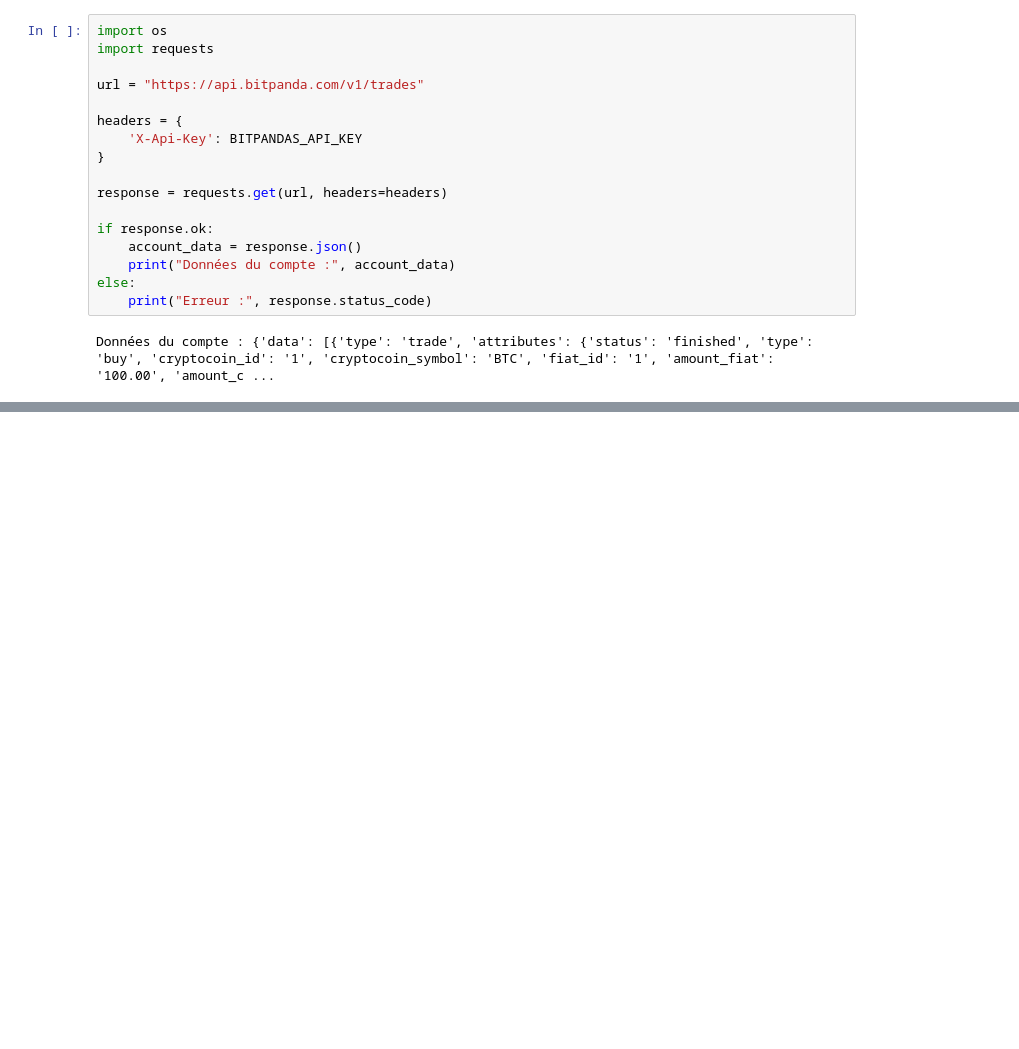
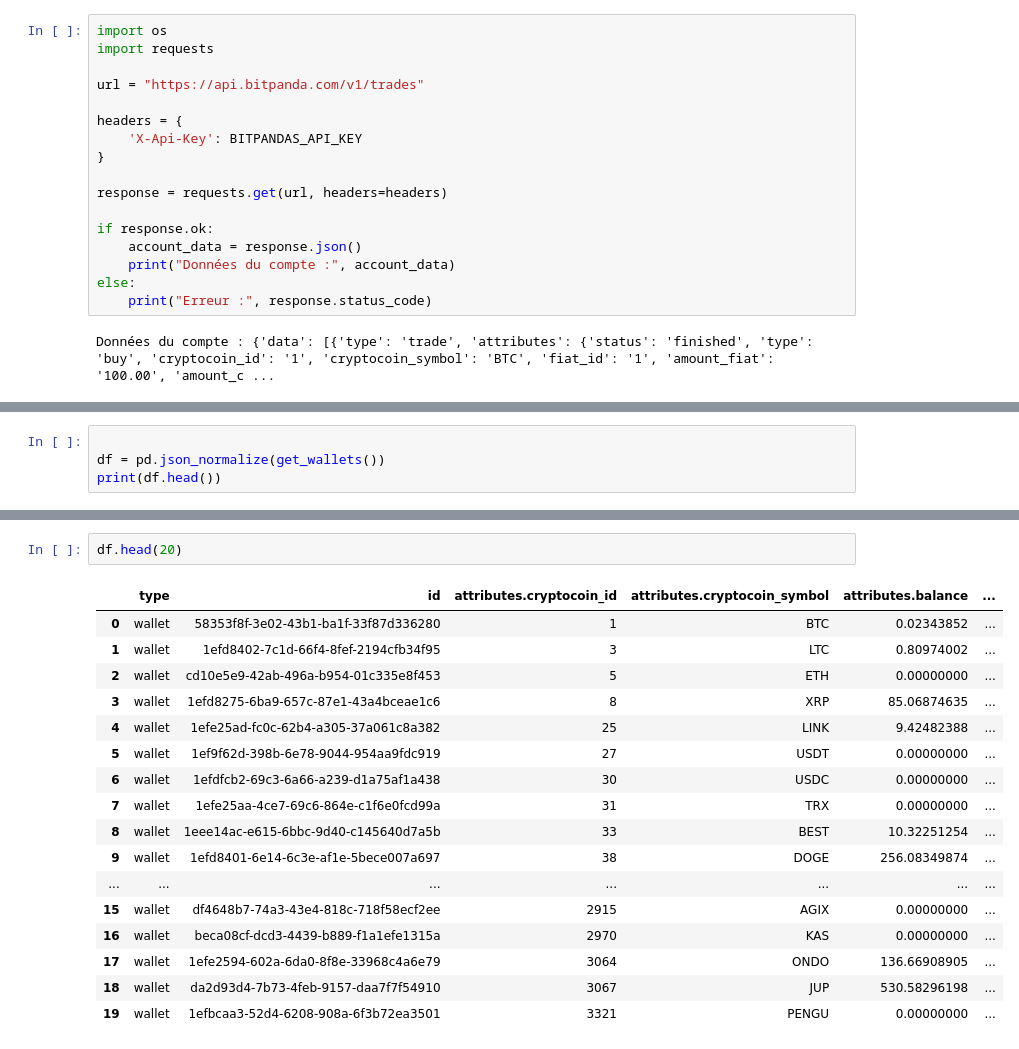
Before and after one commit to julian240502/InvestmentWallet, a Jupyter notebook: notebooks/bitpandas.ipynb, the cells around one changed output, grey strips where cells are left out. Cells and saved outputs as stored; diff of their text form; blank space fills up the shorter version.

```diff
--- a/notebooks/bitpandas.ipynb
+++ b/notebooks/bitpandas.ipynb
@@ -48,0 +99,4 @@ Données du compte : {'data': [{'type': 'trade', 'attributes': {'status': 'finis
+# %%
+
+df = pd.json_normalize(get_wallets())
+print(df.head())
@@ -48,0 +121,20 @@ Données du compte : {'data': [{'type': 'trade', 'attributes': {'status': 'finis
+# %%
+df.head(20)
+# %% [output]
+|  | type | id | attributes.cryptocoin_id | attributes.cryptocoin_symbol | attributes.balance | ... |
+| 0 | wallet | 58353f8f-3e02-43b1-ba1f-33f87d336280 | 1 | BTC | 0.02343852 | ... |
+| 1 | wallet | 1efd8402-7c1d-66f4-8fef-2194cfb34f95 | 3 | LTC | 0.80974002 | ... |
+| 2 | wallet | cd10e5e9-42ab-496a-b954-01c335e8f453 | 5 | ETH | 0.00000000 | ... |
+| 3 | wallet | 1efd8275-6ba9-657c-87e1-43a4bceae1c6 | 8 | XRP | 85.06874635 | ... |
+| 4 | wallet | 1efe25ad-fc0c-62b4-a305-37a061c8a382 | 25 | LINK | 9.42482388 | ... |
+| 5 | wallet | 1ef9f62d-398b-6e78-9044-954aa9fdc919 | 27 | USDT | 0.00000000 | ... |
+| 6 | wallet | 1efdfcb2-69c3-6a66-a239-d1a75af1a438 | 30 | USDC | 0.00000000 | ... |
+| 7 | wallet | 1efe25aa-4ce7-69c6-864e-c1f6e0fcd99a | 31 | TRX | 0.00000000 | ... |
+| 8 | wallet | 1eee14ac-e615-6bbc-9d40-c145640d7a5b | 33 | BEST | 10.32251254 | ... |
+| 9 | wallet | 1efd8401-6e14-6c3e-af1e-5bece007a697 | 38 | DOGE | 256.08349874 | ... |
+| ... | ... | ... | ... | ... | ... | ... |
+| 15 | wallet | df4648b7-74a3-43e4-818c-718f58ecf2ee | 2915 | AGIX | 0.00000000 | ... |
+| 16 | wallet | beca08cf-dcd3-4439-b889-f1a1efe1315a | 2970 | KAS | 0.00000000 | ... |
+| 17 | wallet | 1efe2594-602a-6da0-8f8e-33968c4a6e79 | 3064 | ONDO | 136.66908905 | ... |
+| 18 | wallet | da2d93d4-7b73-4feb-9157-daa7f7f54910 | 3067 | JUP | 530.58296198 | ... |
+| 19 | wallet | 1efbcaa3-52d4-6208-908a-6f3b72ea3501 | 3321 | PENGU | 0.00000000 | ... |
```
Also changed, not shown: parts of 12 cells of this notebook, 6 other files.
